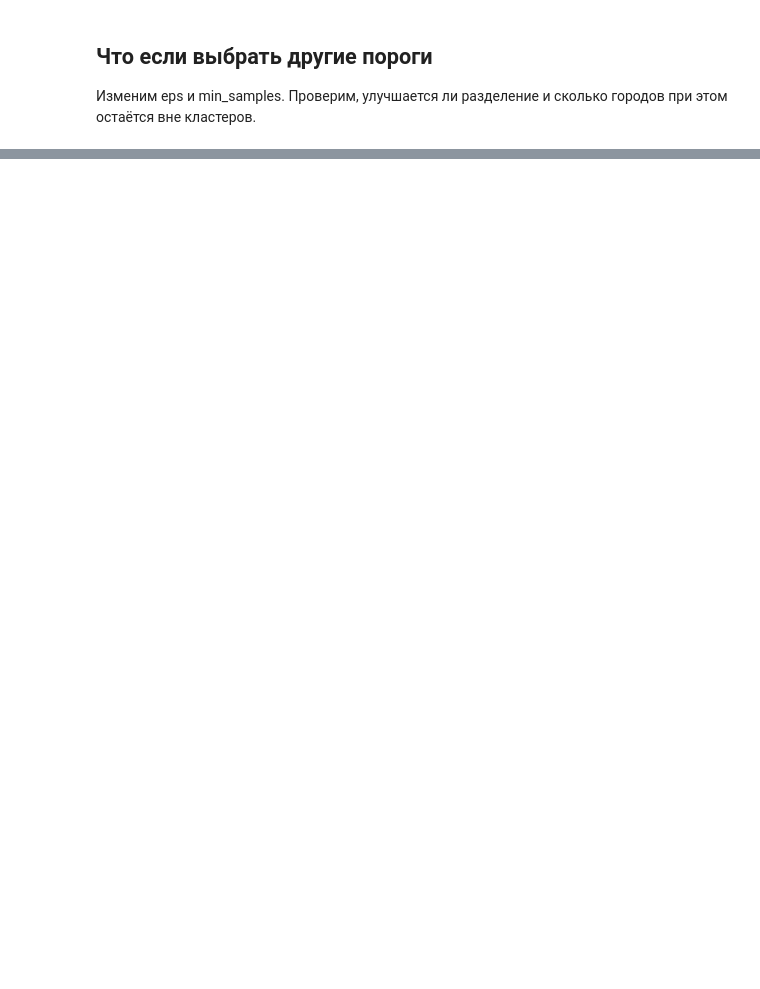
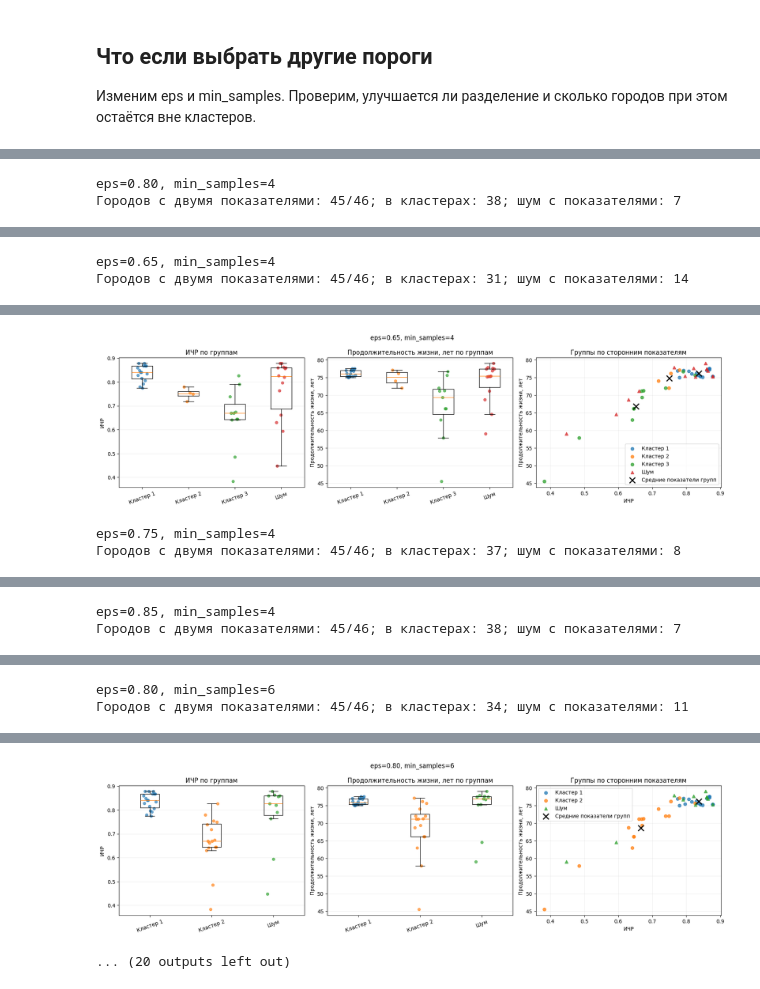
Before and after one commit to IvanManomenov/python_data_analytics, a Jupyter notebook: lab3/lab3_dbscan.ipynb, the cells around one changed output, grey strips where cells are left out. Drawn from its saved outputs; the diff is of its cells as text; code cells hidden in the pictures; blank space fills up the shorter version.

```diff
--- a/lab3/lab3_dbscan.ipynb
+++ b/lab3/lab3_dbscan.ipynb
@@ -452,0 +674,31 @@ eps=0.65, min_samples=6: дополнительно стали шумом — At
+# %%
+# Сравниваем сторонние показатели при разных порогах.
+external_threshold_cases = [(.80, 4), (.65, 4), (.75, 4), (.85, 4),
+                            (.80, 6), (.65, 6), (.95, 5)]
+external_threshold_labels = {
+    (eps, ms): fit_dbscan(eps, ms)['labels']
+    for eps, ms in external_threshold_cases}
+external_threshold_rows = []
+for (eps, ms), assigned in external_threshold_labels.items():
+    named_labels = relabel_by_salary(cities3, assigned)
+    external_result = compare_living_standards(
+        cities3, named_labels, f'eps={eps:.2f}, min_samples={ms}',
+        plots=(eps, ms) in [(.65, 4), (.80, 6)])
+    external_threshold_rows.append({'eps': eps, 'min_samples': ms,
+                                    'Шумовых городов': int((assigned == -1).sum()),
+                                    **external_result})
+display(pd.DataFrame(external_threshold_rows).round(4))
+
+# Повторяем оценку на одинаковом наборе городов.
+external_common_mask = np.logical_and.reduce([
+    assigned != -1 for assigned in external_threshold_labels.values()])
+external_common_rows = []
+for (eps, ms), assigned in external_threshold_labels.items():
+    external_result = compare_living_standards(
+        cities3.loc[external_common_mask], assigned[external_common_mask] + 1,
+        f'Общие города: eps={eps:.2f}, min_samples={ms}', plots=False)
+    external_common_rows.append({'eps': eps, 'min_samples': ms, **external_result})
+display(pd.DataFrame(external_common_rows).round(4))
+# %% [output]
+eps=0.80, min_samples=4
+Городов с двумя показателями: 45/46; в кластерах: 38; шум с показателями: 7
@@ -452,0 +709,2 @@ eps=0.65, min_samples=6: дополнительно стали шумом — At
+eps=0.65, min_samples=4
+Городов с двумя показателями: 45/46; в кластерах: 31; шум с показателями: 14
@@ -452,0 +716,3 @@ eps=0.65, min_samples=6: дополнительно стали шумом — At
+[figure, added]
+eps=0.75, min_samples=4
+Городов с двумя показателями: 45/46; в кластерах: 37; шум с показателями: 8
@@ -452,0 +723,2 @@ eps=0.65, min_samples=6: дополнительно стали шумом — At
+eps=0.85, min_samples=4
+Городов с двумя показателями: 45/46; в кластерах: 38; шум с показателями: 7
@@ -452,0 +728,2 @@ eps=0.65, min_samples=6: дополнительно стали шумом — At
+eps=0.80, min_samples=6
+Городов с двумя показателями: 45/46; в кластерах: 34; шум с показателями: 11
@@ -452,0 +734,2 @@ eps=0.65, min_samples=6: дополнительно стали шумом — At
+[figure, added]
+... (20 outputs left out)
```
Also changed, not shown: parts of 16 cells of this notebook.
